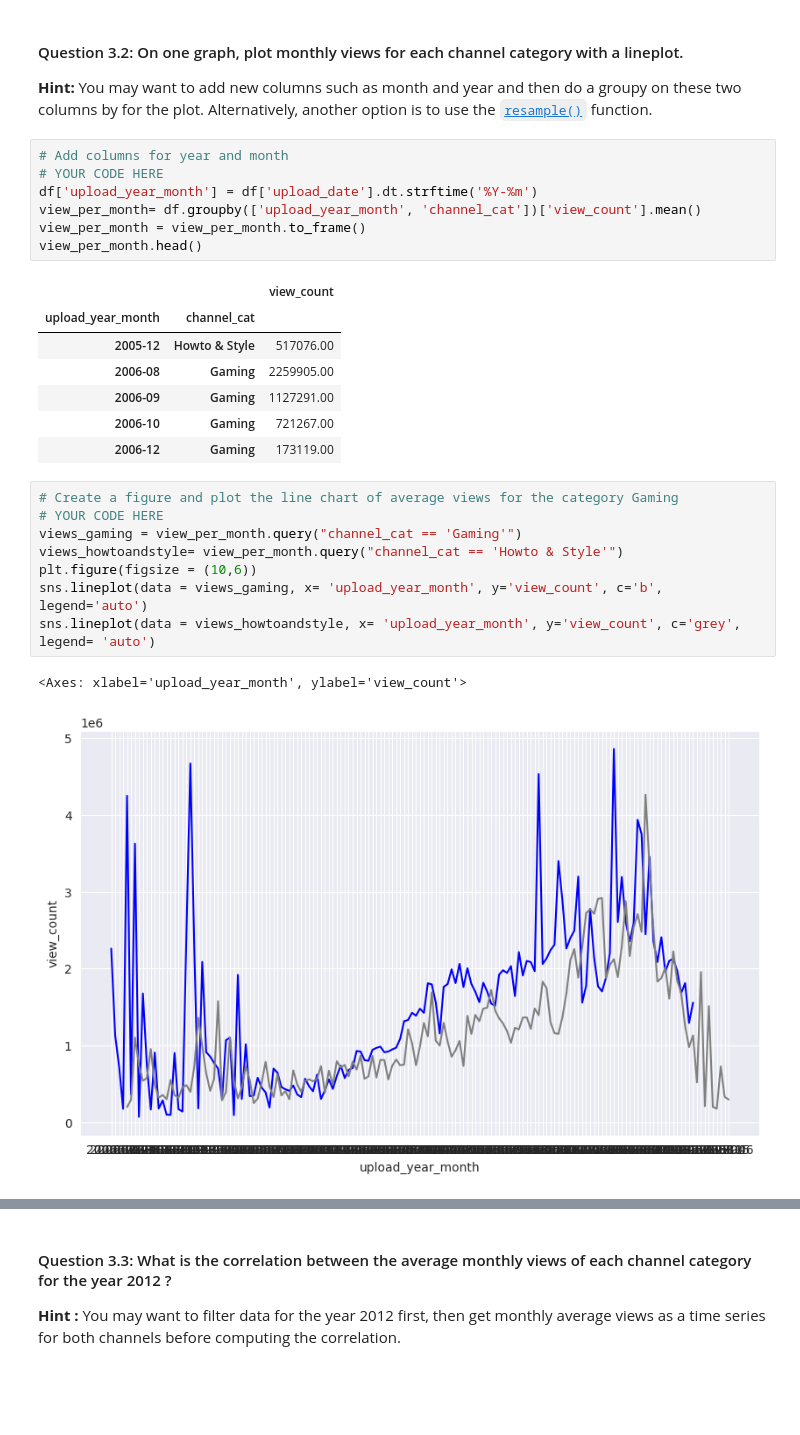
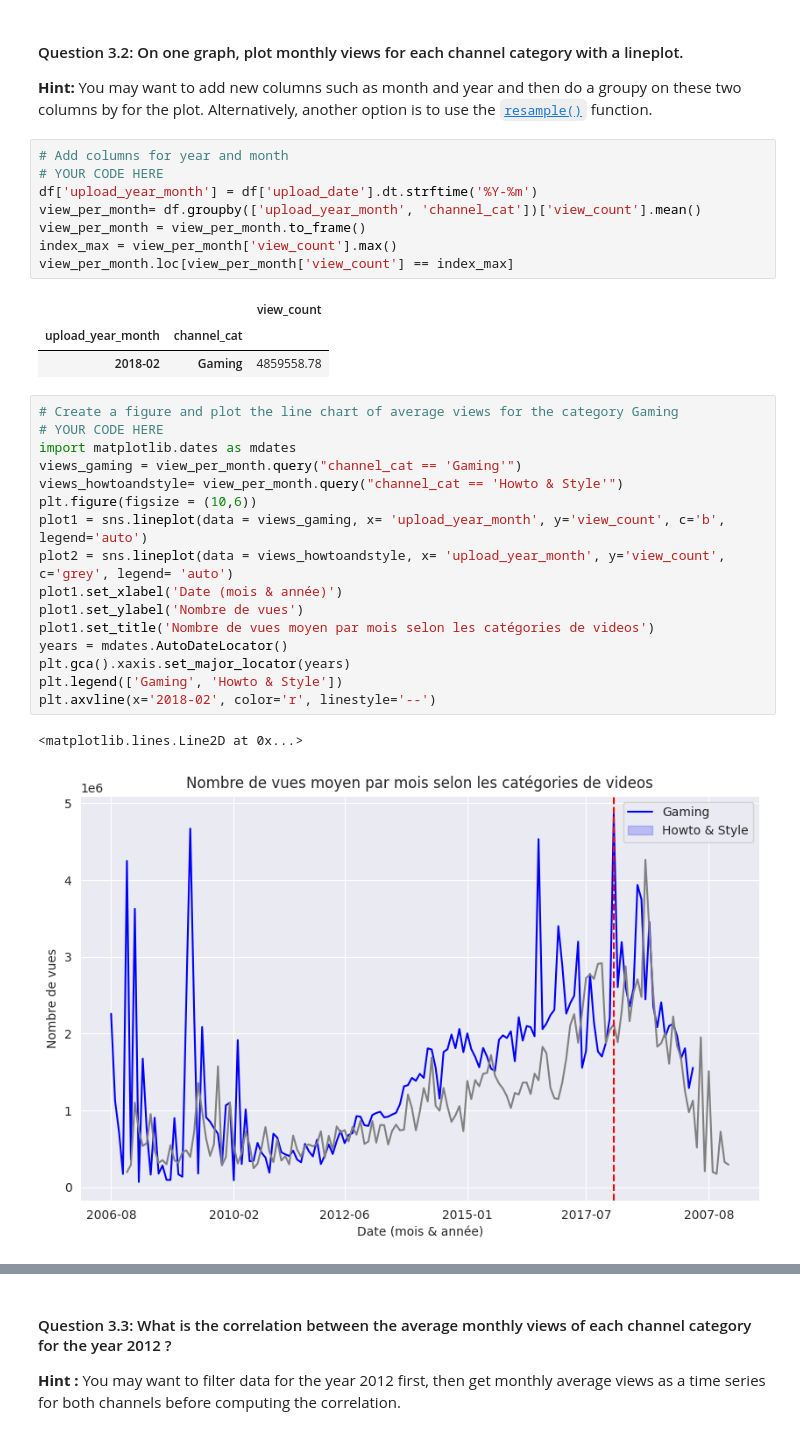
Before and after one commit to juleslebg2003/7172076-Debutez-avec-Django, a Jupyter notebook: BIA_assignment_2022_Jules_Perbet.ipynb, the cells around one changed output, grey strips where cells are left out. Saved outputs shown, nothing was run; the diff lists cells and outputs as text; blank space fills up the shorter version.

```diff
--- a/BIA_assignment_2022_Jules_Perbet.ipynb
+++ b/BIA_assignment_2022_Jules_Perbet.ipynb
@@ -221,24 +227,29 @@ Name: view_count, dtype: float64
 df['upload_year_month'] = df['upload_date'].dt.strftime('%Y-%m')
 view_per_month= df.groupby(['upload_year_month', 'channel_cat'])['view_count'].mean()
 view_per_month = view_per_month.to_frame()
-view_per_month.head()
+index_max = view_per_month['view_count'].max()
+view_per_month.loc[view_per_month['view_count'] == index_max]
 # %% [output]
 |  |  | view_count |
 | upload_year_month | channel_cat |  |
-| 2005-12 | Howto & Style | 517076.00 |
-| 2006-08 | Gaming | 2259905.00 |
-| 2006-09 | Gaming | 1127291.00 |
-| 2006-10 | Gaming | 721267.00 |
-| 2006-12 | Gaming | 173119.00 |
+| 2018-02 | Gaming | 4859558.78 |
 # %%
 # Create a figure and plot the line chart of average views for the category Gaming
 # YOUR CODE HERE
+import matplotlib.dates as mdates
 views_gaming = view_per_month.query("channel_cat == 'Gaming'")
 views_howtoandstyle= view_per_month.query("channel_cat == 'Howto & Style'")
 plt.figure(figsize = (10,6))
-sns.lineplot(data = views_gaming, x= 'upload_year_month', y='view_count', c='b', legend='auto')
-sns.lineplot(data = views_howtoandstyle, x= 'upload_year_month', y='view_count', c='grey', legend= 'auto')
+plot1 = sns.lineplot(data = views_gaming, x= 'upload_year_month', y='view_count', c='b', legend='auto')
+plot2 = sns.lineplot(data = views_howtoandstyle, x= 'upload_year_month', y='view_count', c='grey', legend= 'auto')
+plot1.set_xlabel('Date (mois & année)')
+plot1.set_ylabel('Nombre de vues')
+plot1.set_title('Nombre de vues moyen par mois selon les catégories de videos')
+years = mdates.AutoDateLocator()
+plt.gca().xaxis.set_major_locator(years)
+plt.legend(['Gaming', 'Howto & Style'])
+plt.axvline(x='2018-02', color='r', linestyle='--')
 # %% [output]
-<Axes: xlabel='upload_year_month', ylabel='view_count'>
+<matplotlib.lines.Line2D at 0x...>
-[figure, old version]
+[figure, new version]
 # %%
```
Also changed, not shown: parts of 17 cells of this notebook.
